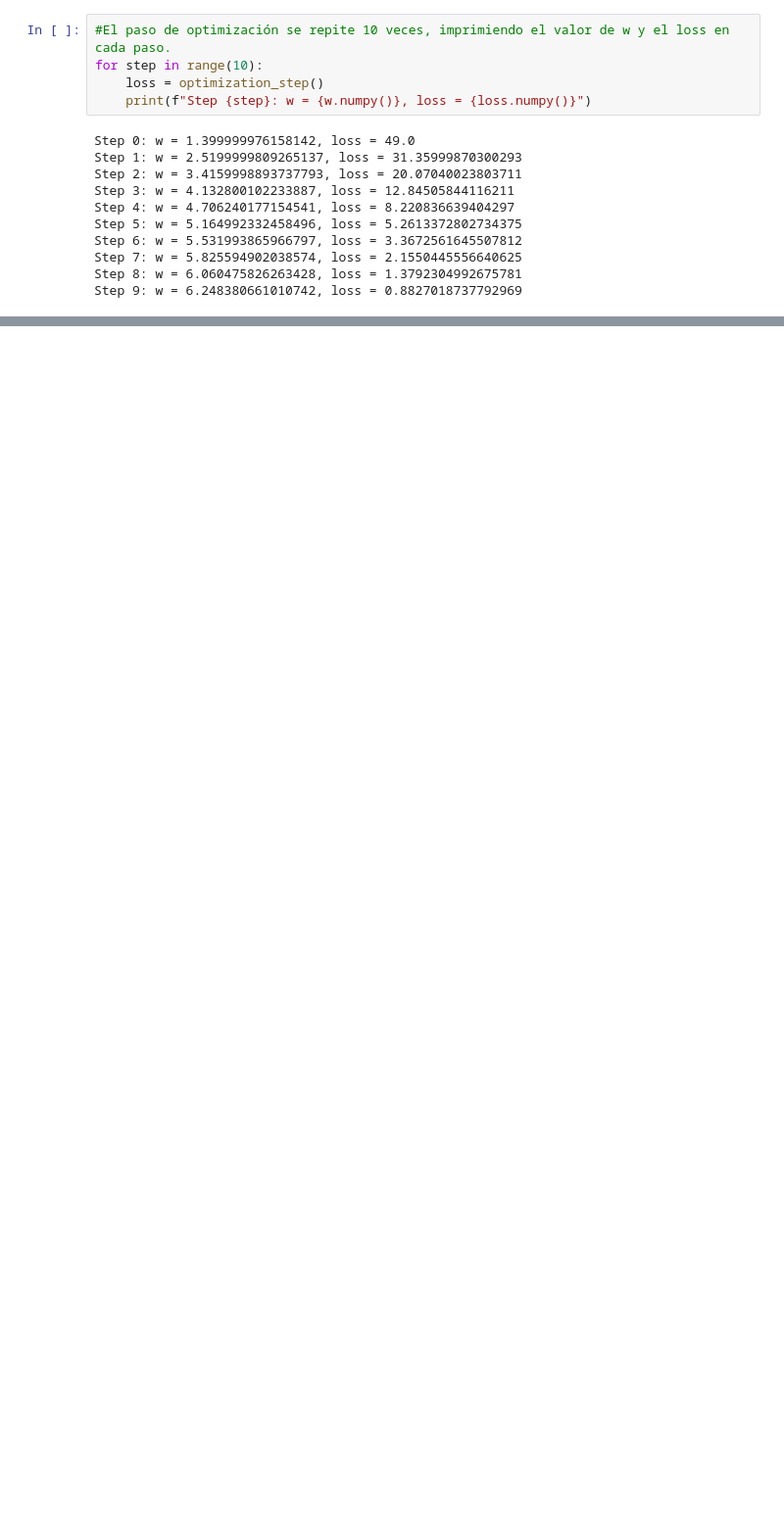
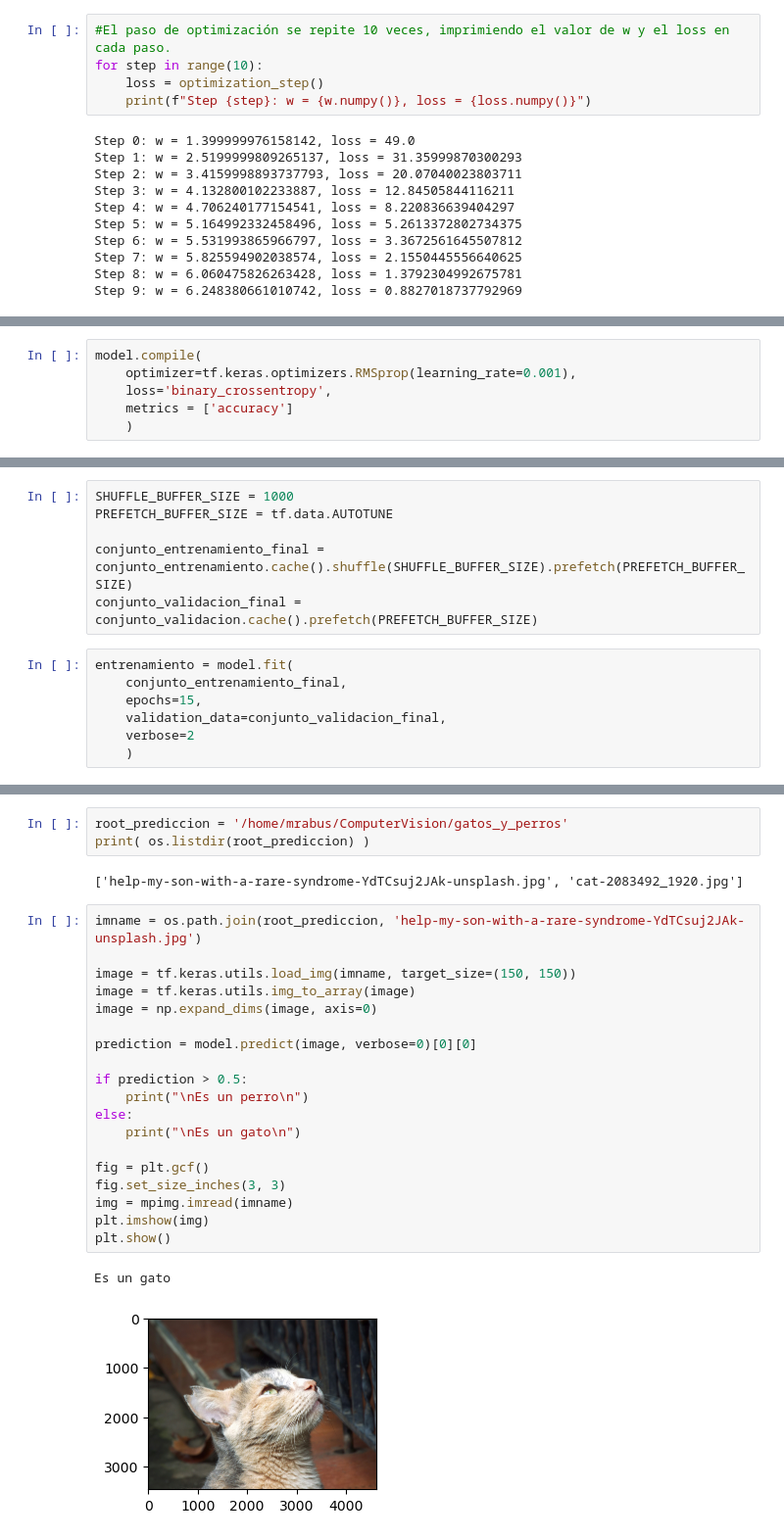
Before and after one commit to MarkusRabus/tensorflow, a Jupyter notebook: Intro_TF.ipynb, the cells around one changed output, grey strips where cells are left out. Shown at 98% size. Saved outputs shown, nothing was run; the diff lists cells and outputs as text; blank space fills up the shorter version.

```diff
--- a/Intro_TF.ipynb
+++ b/Intro_TF.ipynb
@@ -68,0 +237,6 @@ Step 9: w = 6.248380661010742, loss = 0.8827018737792969
+# %%
+model.compile(
+    optimizer=tf.keras.optimizers.RMSprop(learning_rate=0.001),
+    loss='binary_crossentropy',
+    metrics = ['accuracy']
+    )
@@ -68,0 +260,13 @@ Step 9: w = 6.248380661010742, loss = 0.8827018737792969
+# %%
+SHUFFLE_BUFFER_SIZE = 1000
+PREFETCH_BUFFER_SIZE = tf.data.AUTOTUNE
+
+conjunto_entrenamiento_final = conjunto_entrenamiento.cache().shuffle(SHUFFLE_BUFFER_SIZE).prefetch(PREFETCH_BUFFER_SIZE)
+conjunto_validacion_final = conjunto_validacion.cache().prefetch(PREFETCH_BUFFER_SIZE)
+# %%
+entrenamiento = model.fit(
+    conjunto_entrenamiento_final,
+    epochs=15,
+    validation_data=conjunto_validacion_final,
+    verbose=2
+    )
@@ -68,0 +302,27 @@ Step 9: w = 6.248380661010742, loss = 0.8827018737792969
+# %%
+root_prediccion = '/home/mrabus/ComputerVision/gatos_y_perros'
+print( os.listdir(root_prediccion) )
+# %% [output]
+['help-my-son-with-a-rare-syndrome-YdTCsuj2JAk-unsplash.jpg', 'cat-2083492_1920.jpg']
+# %%
+imname = os.path.join(root_prediccion, 'help-my-son-with-a-rare-syndrome-YdTCsuj2JAk-unsplash.jpg')
+
+image = tf.keras.utils.load_img(imname, target_size=(150, 150))
+image = tf.keras.utils.img_to_array(image)
+image = np.expand_dims(image, axis=0)
+
+prediction = model.predict(image, verbose=0)[0][0]
+
+if prediction > 0.5:
+    print("\nEs un perro\n")
+else:
+    print("\nEs un gato\n")
+
+fig = plt.gcf()
+fig.set_size_inches(3, 3)
+img = mpimg.imread(imname)
+plt.imshow(img)
+plt.show()
+# %% [output]
+Es un gato
+[figure, added]
```
Also changed, not shown: parts of 47 cells of this notebook, 1 other file.
